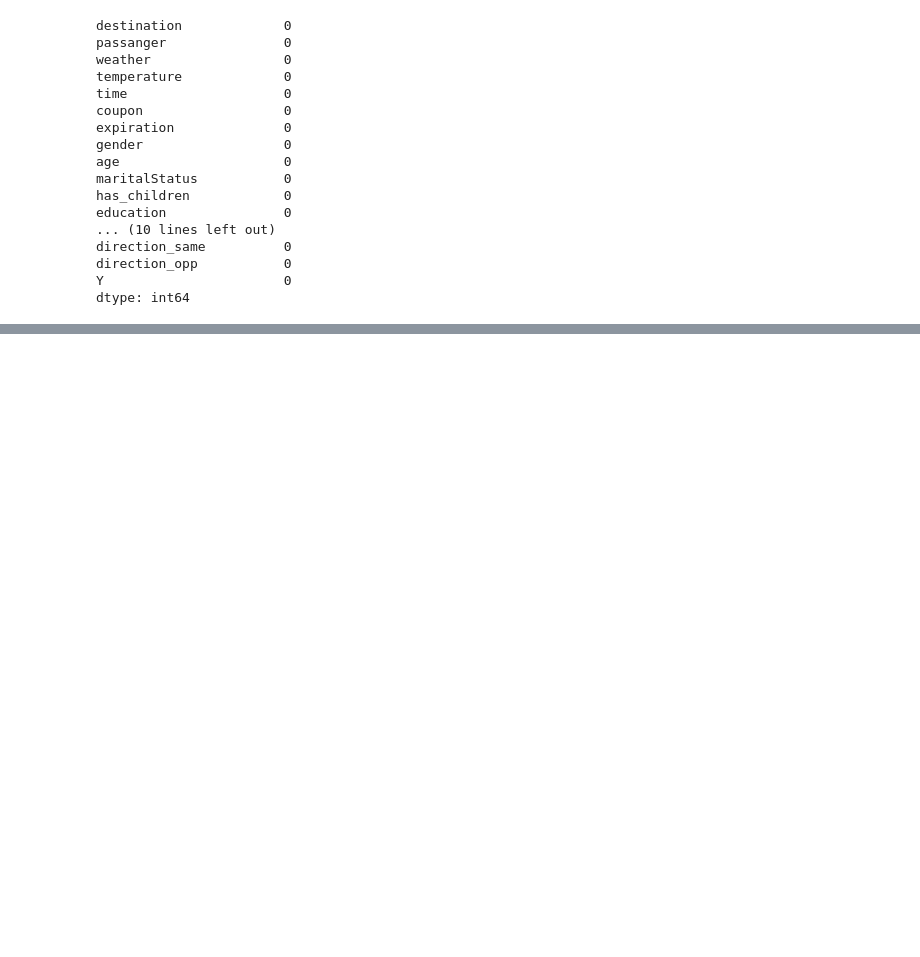
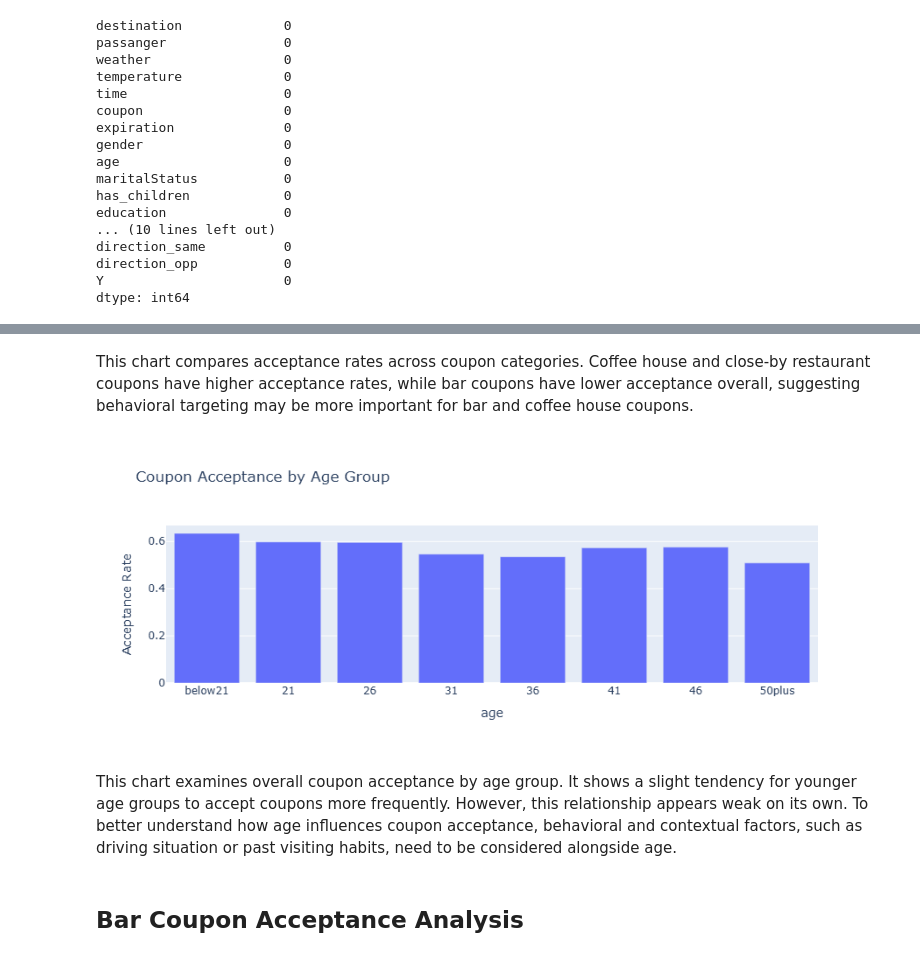
Before and after one commit to dsnyder1974/Coupon_Acceptance, a Jupyter notebook: Coupons.ipynb, the cells around one changed output, grey strips where cells are left out. Cells and saved outputs as stored; diff of their text form; code cells hidden in the pictures; blank space fills up the shorter version.

```diff
--- a/Coupons.ipynb
+++ b/Coupons.ipynb
@@ -186,0 +228,19 @@ data.sample(10)
+# %% [markdown]
+This chart compares acceptance rates across coupon categories. Coffee house and close-by restaurant coupons have higher acceptance rates, while bar coupons have lower acceptance overall, suggesting behavioral targeting may be more important for bar and coffee house coupons.
+# %%
+age_acceptance = data.groupby('age', observed=True)['Y'].mean().sort_values()
+fig = px.bar(
+    age_acceptance.reset_index(),
+    x='age',
+    y='Y',
+    title='Coupon Acceptance by Age Group',
+    category_orders={'age': age_order},
+    labels={'Y':'Acceptance Rate'}
+)
+fig.show()
+# %% [output]
+[figure, added]
+# %% [markdown]
+This chart examines overall coupon acceptance by age group. It shows a slight tendency for younger age groups to accept coupons more frequently. However, this relationship appears weak on its own. To better understand how age influences coupon acceptance, behavioral and contextual factors, such as driving situation or past visiting habits, need to be considered alongside age.
+# %% [markdown]
+## Bar Coupon Acceptance Analysis
```
Also changed, not shown: parts of 20 cells of this notebook.
